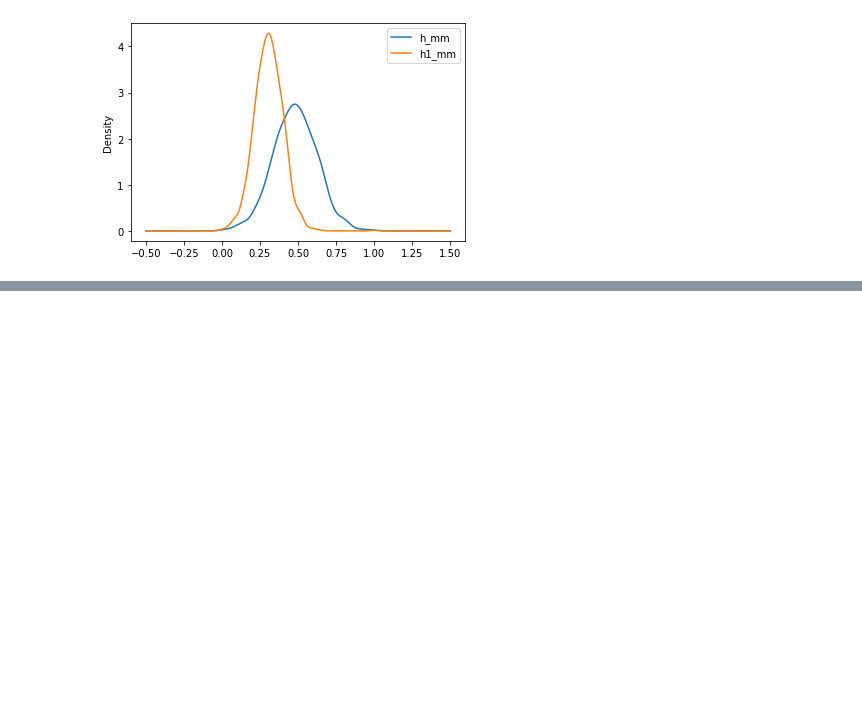
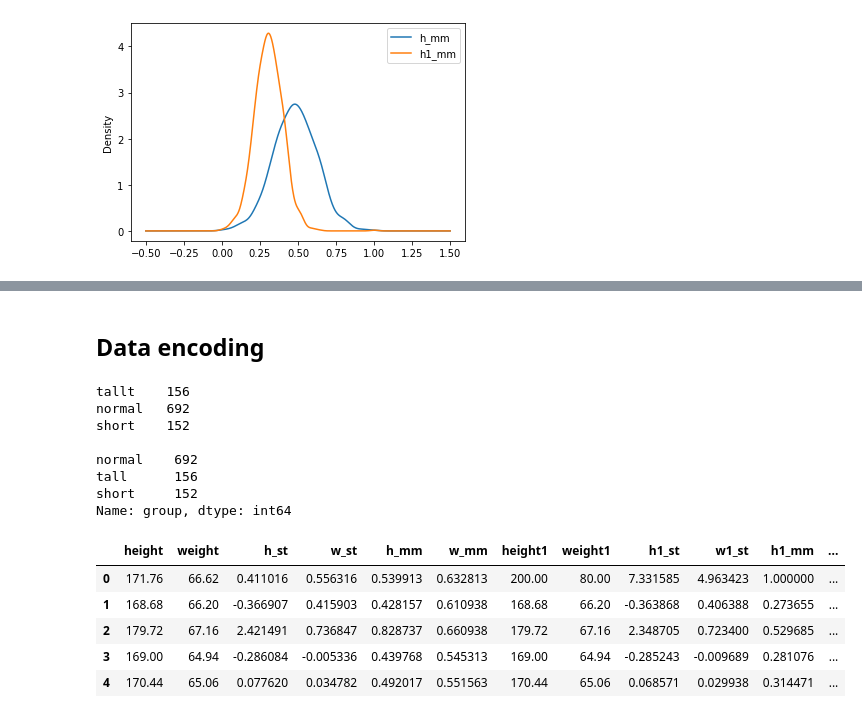
Before and after one commit to LeeSeungYun1020/Introduction_To_Data_Science, a Jupyter notebook: classroom/Data_Wrangling.ipynb, the cells around one changed output, grey strips where cells are left out. Drawn from its saved outputs; the diff is of its cells as text; code cells hidden in the pictures; blank space fills up the shorter version.

```diff
--- a/classroom/Data_Wrangling.ipynb
+++ b/classroom/Data_Wrangling.ipynb
@@ -399,0 +440,27 @@ df[["h_mm", "h1_mm"]].plot.kde()
+# %% [markdown]
+## Data encoding
+# %%
+df.loc[df.h_st > 1, 'group'] = "tall"
+df.loc[(df.h_st <= 1) & (df.h_st >= -1), 'group'] = "normal"
+df.loc[df.h_st < -1, 'group'] = "short"
+print("tallt\t", len(df[df.h_st > 1]))
+print("normal\t", len(df[(df.h_st >= -1) & (df.h_st <= 1)]))
+print("short\t", len(df[df.h_st < -1]))
+print()
+print(df.group.value_counts())
+df.head()
+# %% [output]
+tallt    156
+normal   692
+short    152
+
+normal    692
+tall      156
+short     152
+Name: group, dtype: int64
+|  | height | weight | h_st | w_st | h_mm | w_mm | height1 | weight1 | h1_st | w1_st | h1_mm | ... |
+| 0 | 171.76 | 66.62 | 0.411016 | 0.556316 | 0.539913 | 0.632813 | 200.00 | 80.00 | 7.331585 | 4.963423 | 1.000000 | ... |
+| 1 | 168.68 | 66.20 | -0.366907 | 0.415903 | 0.428157 | 0.610938 | 168.68 | 66.20 | -0.363868 | 0.406388 | 0.273655 | ... |
+| 2 | 179.72 | 67.16 | 2.421491 | 0.736847 | 0.828737 | 0.660938 | 179.72 | 67.16 | 2.348705 | 0.723400 | 0.529685 | ... |
+| 3 | 169.00 | 64.94 | -0.286084 | -0.005336 | 0.439768 | 0.545313 | 169.00 | 64.94 | -0.285243 | -0.009689 | 0.281076 | ... |
+| 4 | 170.44 | 65.06 | 0.077620 | 0.034782 | 0.492017 | 0.551563 | 170.44 | 65.06 | 0.068571 | 0.029938 | 0.314471 | ... |
```
Also changed, not shown: parts of 10 cells of this notebook.
